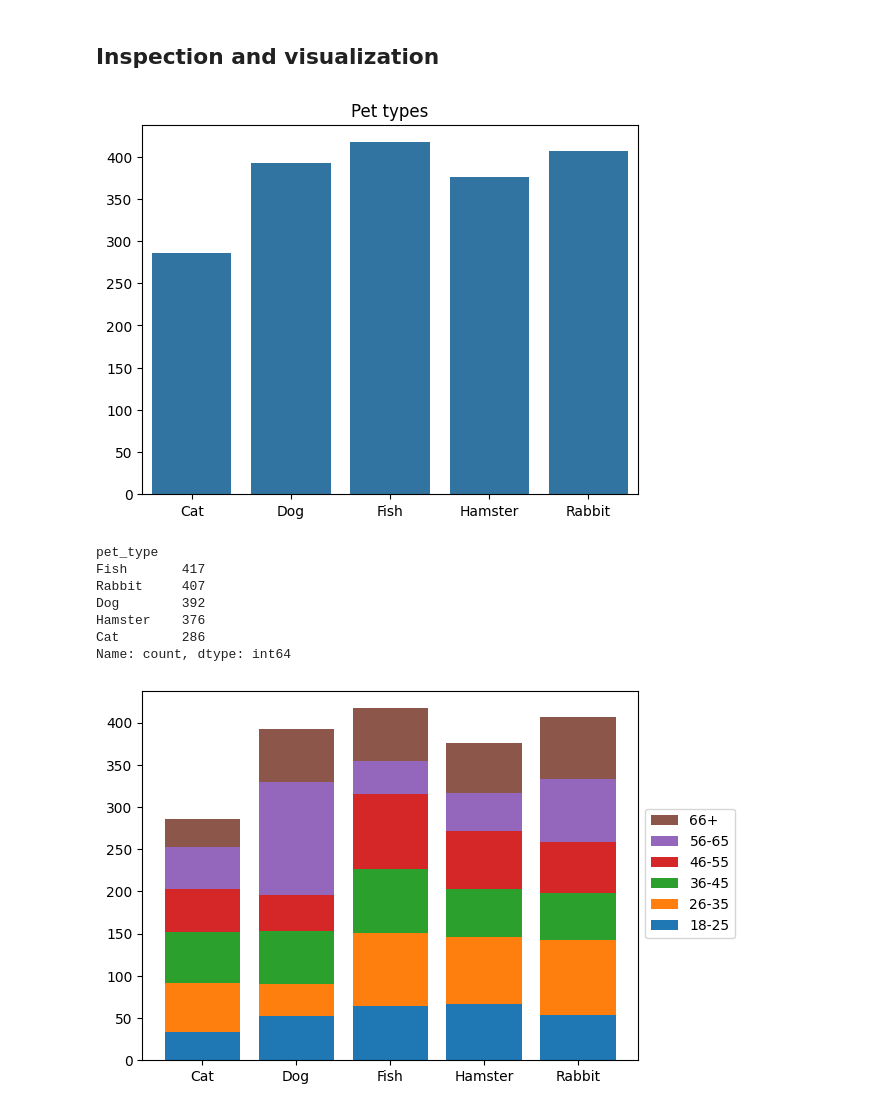
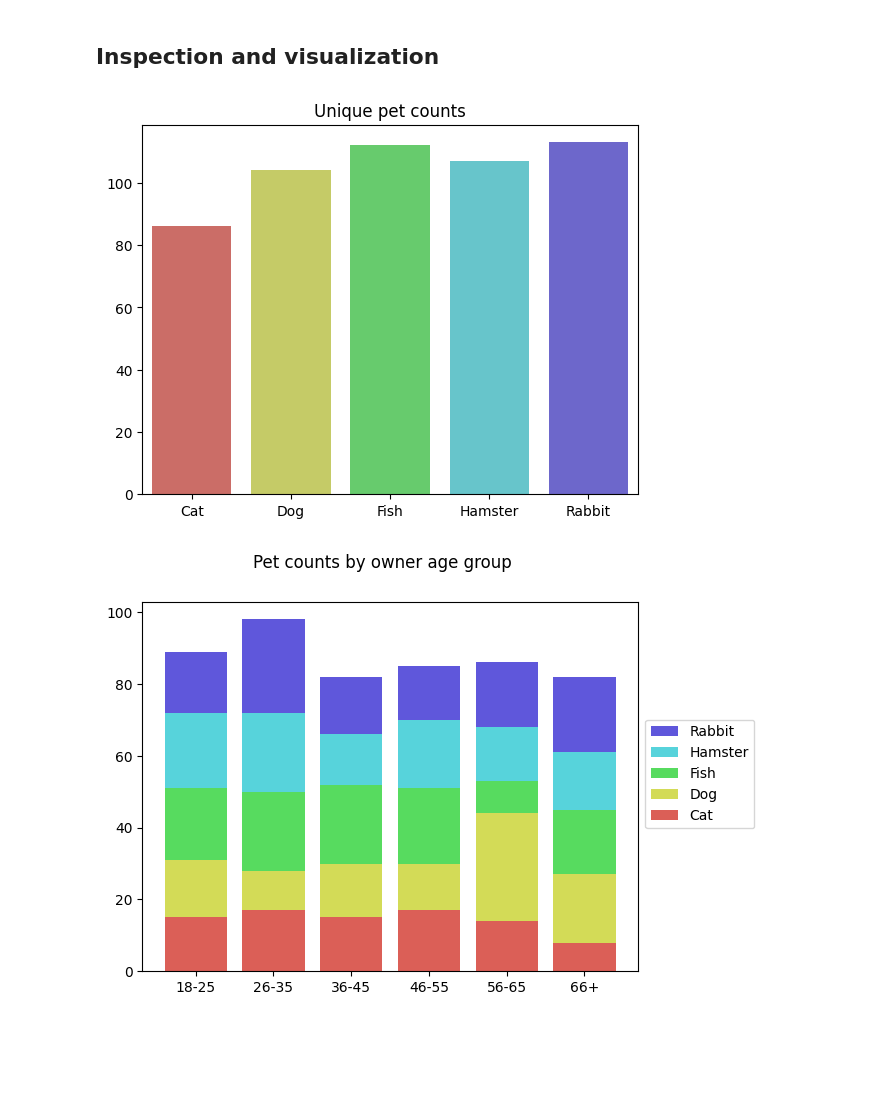
Before and after one commit to kozmik-moore/pet-software-developer-pipeline, a Jupyter notebook: code/notebook.ipynb, the cells around one changed output. Saved outputs shown, nothing was run; the diff lists cells and outputs as text; code cells hidden in the pictures; blank space fills up the shorter version.

Commit message:
Refactored code for visualizations. Added color.

```diff
--- a/code/notebook.ipynb
+++ b/code/notebook.ipynb
@@ -84,31 +80,29 @@ display(cleaned)
 # %% [markdown]
 ## Inspection and visualization
 # %%
-ax = sns.countplot(cleaned, x='pet_type')
+sns.set_palette('hls')
+pet_counts = cleaned.groupby('pet_type', observed=True).pet_id.nunique().reset_index(name='counts')
+ax = sns.barplot(pet_counts, x='pet_type', y='counts', hue='pet_type')
 ax.set_xlabel('')
 ax.set_ylabel('')
-ax.set_title('Pet types')
+ax.set_title('Unique pet counts')
 plt.show()
-display(cleaned.pet_type.value_counts())
 # %% [output]
-[figure, old version]
+[figure, new version]
-pet_type
-Fish       417
-Rabbit     407
-Dog        392
-Hamster    376
-Cat        286
-Name: count, dtype: int64
 # %%
-owner_age_counts = cleaned.groupby('owner_age_group').pet_type.value_counts()
-age_groups = sorted(list(set(owner_age_counts.index.get_level_values(0))))
-pet_types = sorted(list(set(owner_age_counts.index.get_level_values(1))))
-heights = np.array([0 for x in range(len(pet_types))])
-for i, group in enumerate(age_groups):
-    new = owner_age_counts.loc[group, pet_types]
-    plt.bar(pet_types, new, label=group, color=sns.color_palette()[i], bottom=heights)
-    heights += new.values
+unique = cleaned.drop_duplicates(subset=['pet_id', 'owner_id'])[['owner_age_group', 'pet_type']]
+unique_counts = unique.groupby('owner_age_group').pet_type.value_counts().reset_index(name='counts').sort_values(['pet_type', 'owner_age_group']).set_index(['pet_type', 'owner_age_group'])
+# age_counts = cleaned.groupby(['owner_age_group', 'pet_type'], observed=True).pet_id.nunique()
+# age_counts = age_counts.reset_index(name='counts').set_index('pet_type')
+pet_types = list(unique_counts.index.get_level_values(0).unique())
+age_groups = list(unique_counts.index.get_level_values(1).unique())
+totals = np.array([0 for x in range(len(age_groups))])
+for i, pet in enumerate(pet_types):
+    new = unique_counts.loc[pet].counts.values
+    plt.bar(age_groups, new, label=pet, color=sns.color_palette()[i], bottom=totals)
+    totals += new
 plt.legend(loc='best', bbox_to_anchor=(1, 0.7), reverse=True)
+plt.suptitle('Pet counts by owner age group')
 plt.show()
 # %% [output]
-[figure, old version]
+[figure, new version]
```
Also changed, not shown: parts of 4 cells of this notebook.
